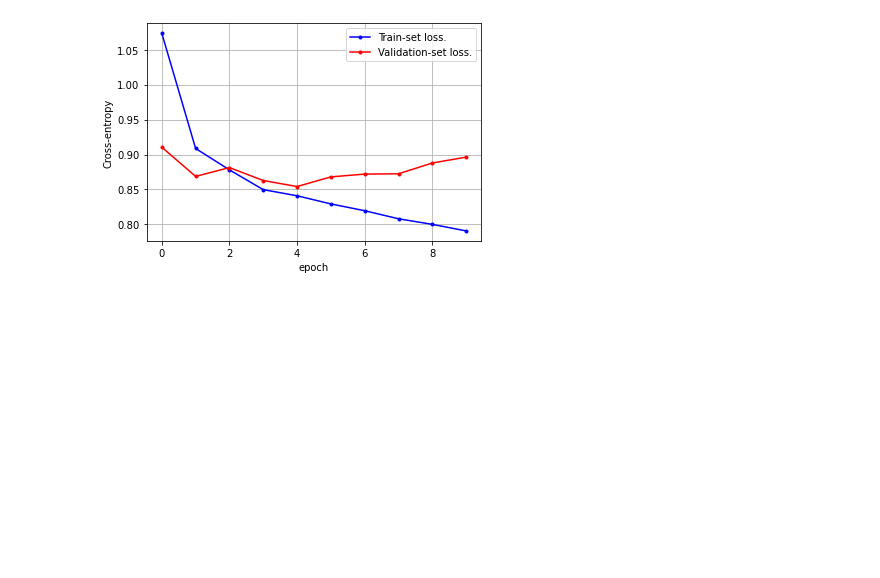
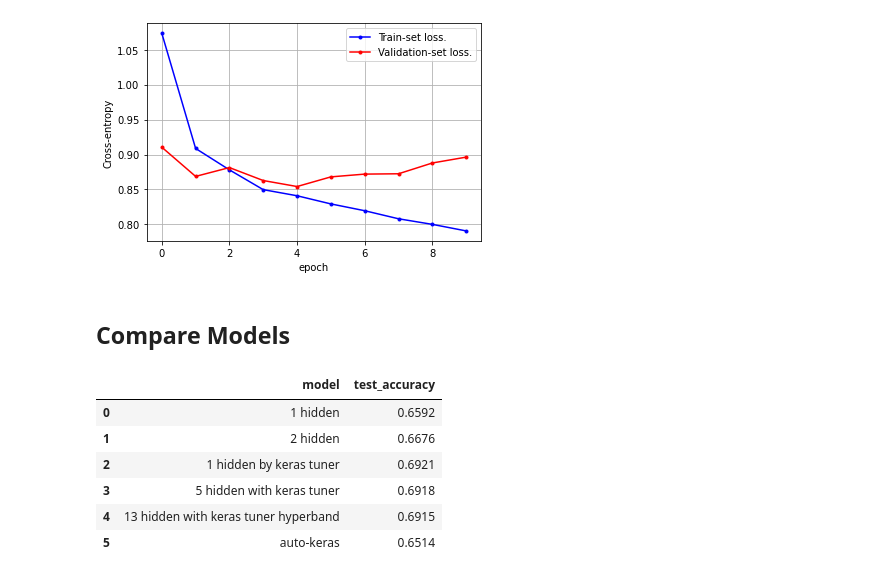
Before and after one commit to minyeamer/credit-now, a Jupyter notebook: notebooks/dl/models.ipynb, the cells around one changed output. Cells and saved outputs as stored; diff of their text form; code cells hidden in the pictures; blank space fills up the shorter version.

```diff
--- a/notebooks/dl/models.ipynb
+++ b/notebooks/dl/models.ipynb
@@ -162,3 +162,20 @@ plt.savefig('graphs/example_cat_loss')
 plt.show()
 # %% [output]
 [figure]
+# %% [markdown]
+## Compare Models
+# %%
+columns = ['model', 'test_accuracy']
+describe = ['1 hidden','2 hidden','1 hidden by keras tuner','5 hidden with keras tuner','13 hidden with keras tuner hyperband','auto-keras']
+accuracy = [0.6592, 0.6676, 0.6921, 0.6918, 0.6915, 0.6514]
+acc_map = [[desc, acc] for desc, acc in zip(describe, accuracy)]
+df = pd.DataFrame(acc_map, columns=columns)
+df
+# %% [output]
+|  | model | test_accuracy |
+| 0 | 1 hidden | 0.6592 |
+| 1 | 2 hidden | 0.6676 |
+| 2 | 1 hidden by keras tuner | 0.6921 |
+| 3 | 5 hidden with keras tuner | 0.6918 |
+| 4 | 13 hidden with keras tuner hyperband | 0.6915 |
+| 5 | auto-keras | 0.6514 |
```
Also changed, not shown: parts of 1 cell of this notebook, 2 other files.
